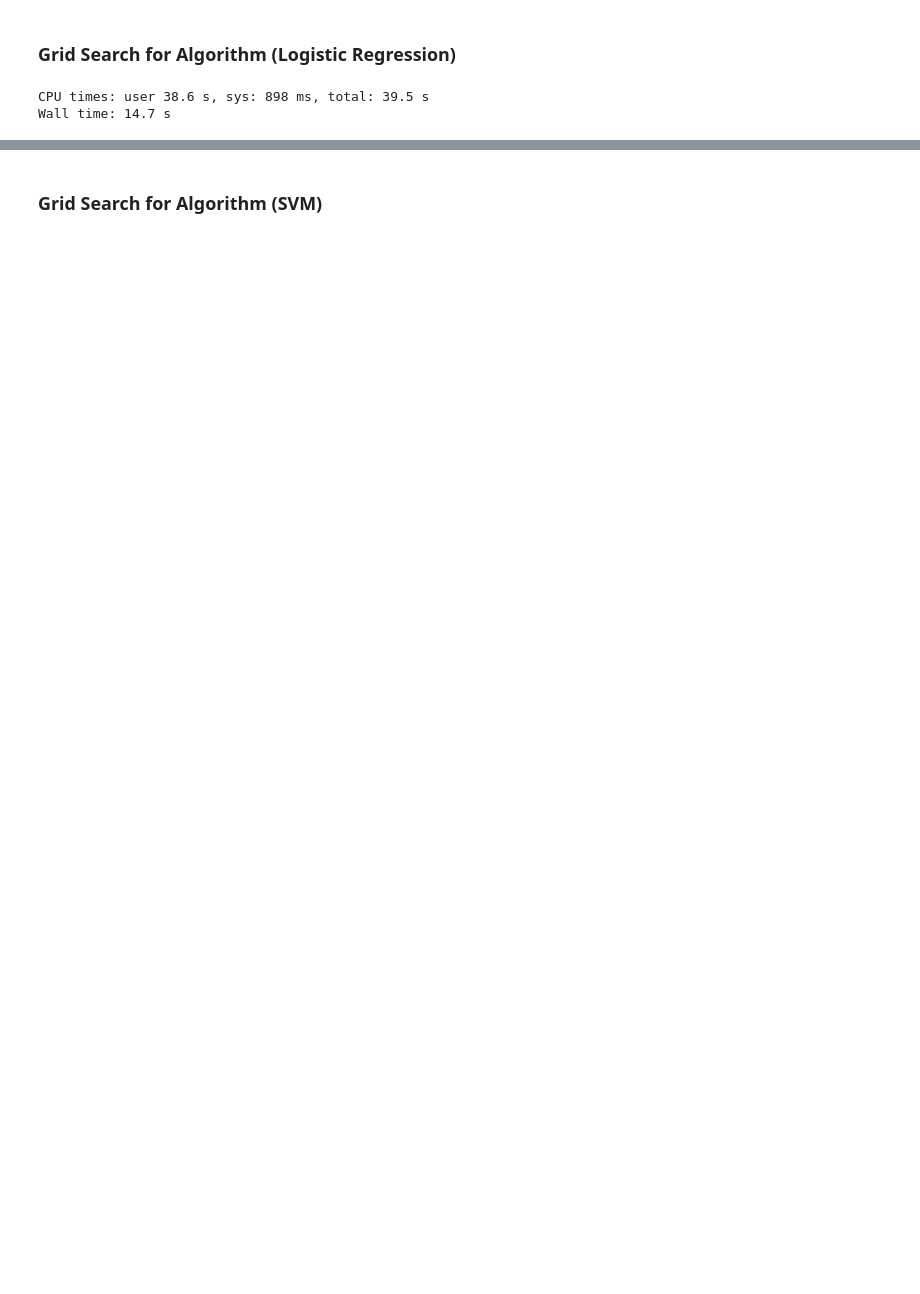
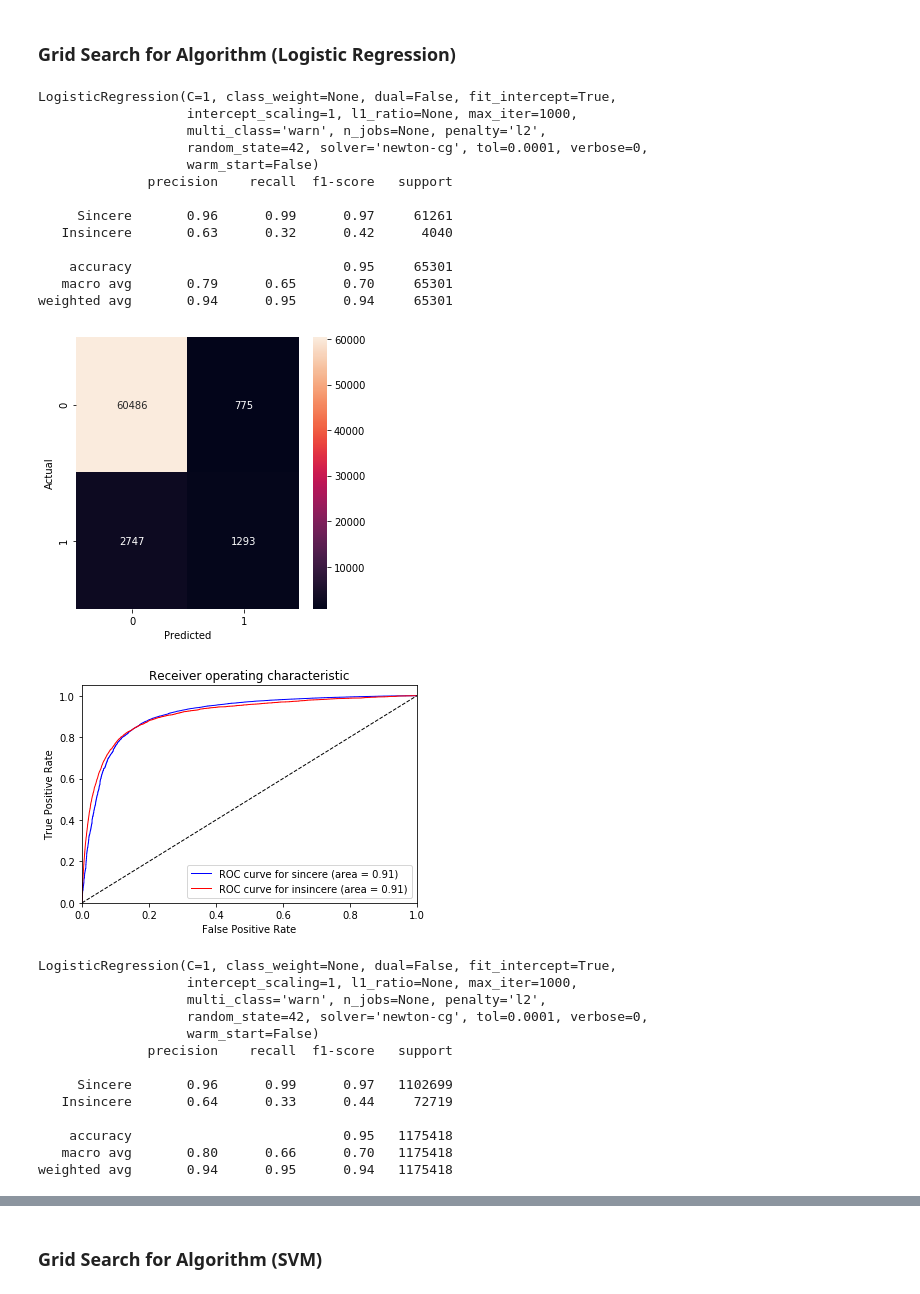
Before and after one commit to yungnien/Springboard, a Jupyter notebook: capstone/Prototype.ipynb, the cells around one changed output, grey strips where cells are left out. Saved outputs shown, nothing was run; the diff lists cells and outputs as text; code cells hidden in the pictures; blank space fills up the shorter version.

```diff
--- a/capstone/Prototype.ipynb
+++ b/capstone/Prototype.ipynb
@@ -171,6 +158,6 @@ dump(train_text_stem, filename)
 # %%
-# control parameter
-t_size = 0.005
-
 # to store different accuracy result
-model_compare= {}
+test_size=0.5
+hold_size=0.95
+test_compare = {}
+hold_compare = {}
@@ -368,14 +337,55 @@ weighted avg       0.92      0.94      0.91   1299490
 # %%
 %%time
 
 from sklearn.linear_model import LogisticRegression
 from sklearn.feature_extraction.text import TfidfVectorizer, CountVectorizer
 import numpy as np
 
-param_grid = {'C': [0.001, 0.05, 0.1, 1, 10, 100], 'solver':['newton-cg','lbfgs','sag'],
-             } # 'scoring':['f1_precision','f1','f1_recall'], 'penalty' : ['l1','l2'],
-best_count = fit(X_lemma_train, y_lemma_train, param_grid, CountVectorizer(), LogisticRegression(max_iter=1000, random_state=42))
-best_tfidf = fit(X_lemma_train, y_lemma_train, param_grid, TfidfVectorizer(), LogisticRegression(max_iter=1000,random_state=42))
+
+for estimator in ['Logistic',]:
+    for vectorizer in ['count', 'tfidf']:
+        name = estimator+'_lemma_'+ vectorizer
+        param_grid = {'C': [0.001, 0.05, 0.1, 1, 10, 100], 'solver':['newton-cg','lbfgs','sag'],
+                     } # 'scoring':['f1_precision','f1','f1_recall'], 'penalty' : ['l1','l2'],
+
+        if vectorizer == 'count' :
+            v = CountVectorizer()
+        else:
+            v = TfidfVectorizer()
+
+        e = LogisticRegression(max_iter=1000, random_state=42)
+        X_train, X_test, X_hold, y_train, y_test, y_hold, vectorizer = split(train_text_lemma, train_target, v, test_size=test_size, hold_size=hold_size)
+        best= fit(X_train, y_train, param_grid, e)
+        filename = 'data/'+name+'.sav'
+        dump(best, filename)
+        report(best, X_test, y_test, test_compare, name)
+        report(best, X_hold, y_hold, hold_compare, name)
 # %% [output]
-CPU times: user 38.6 s, sys: 898 ms, total: 39.5 s
-Wall time: 14.7 s
+LogisticRegression(C=1, class_weight=None, dual=False, fit_intercept=True,
+                   intercept_scaling=1, l1_ratio=None, max_iter=1000,
+                   multi_class='warn', n_jobs=None, penalty='l2',
+                   random_state=42, solver='newton-cg', tol=0.0001, verbose=0,
+                   warm_start=False)
+              precision    recall  f1-score   support
+
+     Sincere       0.96      0.99      0.97     61261
+   Insincere       0.63      0.32      0.42      4040
+
+    accuracy                           0.95     65301
+   macro avg       0.79      0.65      0.70     65301
+weighted avg       0.94      0.95      0.94     65301
+[figure, added]
+[figure, added]
+LogisticRegression(C=1, class_weight=None, dual=False, fit_intercept=True,
+                   intercept_scaling=1, l1_ratio=None, max_iter=1000,
+                   multi_class='warn', n_jobs=None, penalty='l2',
+                   random_state=42, solver='newton-cg', tol=0.0001, verbose=0,
+                   warm_start=False)
+              precision    recall  f1-score   support
+
+     Sincere       0.96      0.99      0.97   1102699
+   Insincere       0.64      0.33      0.44     72719
+
+    accuracy                           0.95   1175418
+   macro avg       0.80      0.66      0.70   1175418
+weighted avg       0.94      0.95      0.94   1175418
```
Also changed, not shown: parts of 39 cells of this notebook.
